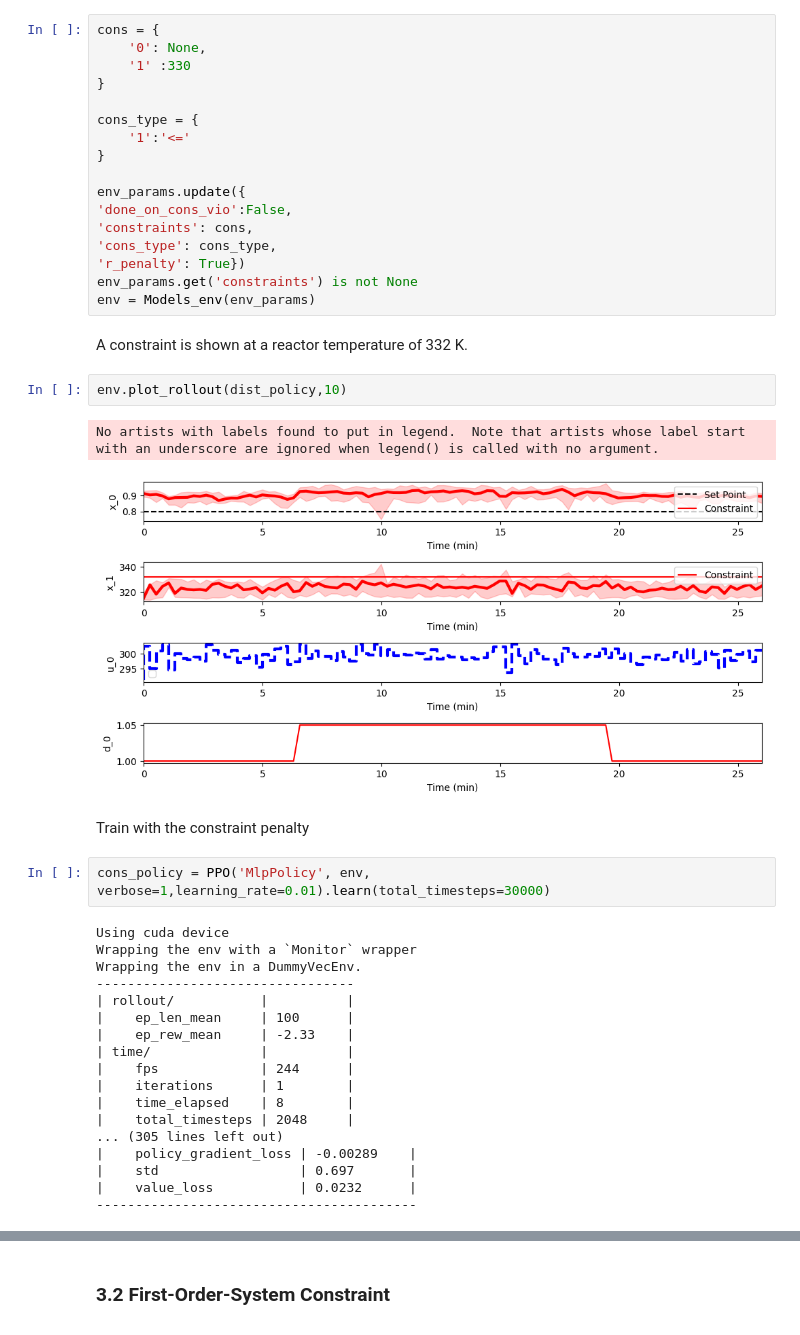
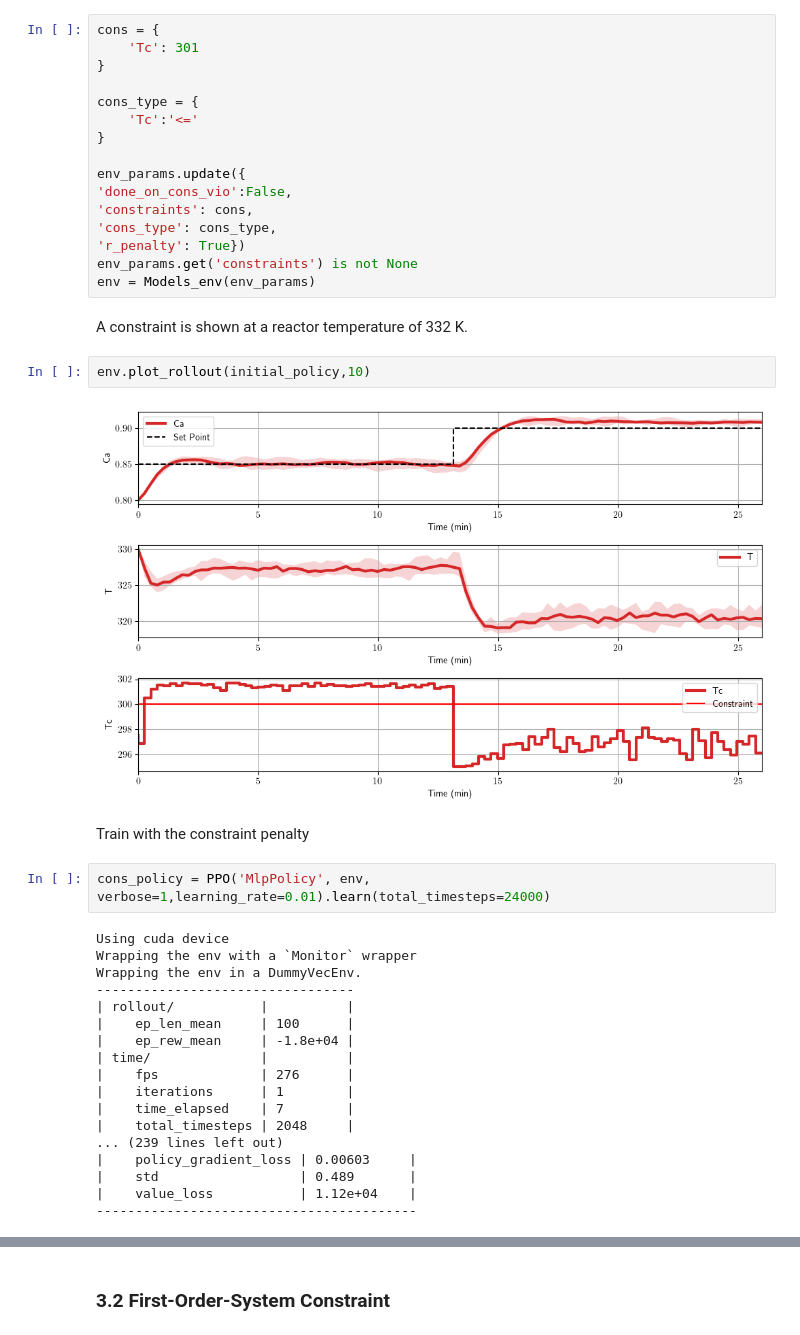
Before and after one commit to MaximilianB2/pc-gym, a Jupyter notebook: pc-gym/pc_gym showcase (PPO).ipynb, the cells around one changed output, grey strips where cells are left out. Cells and saved outputs as stored; diff of their text form.

```diff
--- a/pc-gym/pc_gym showcase (PPO).ipynb
+++ b/pc-gym/pc_gym showcase (PPO).ipynb
@@ -358,12 +481,11 @@ multistage_env.plot_rollout(ms_policy,10)
 The constraint is defined in the environment and the reward penalty is activated to encourage policies which do not violate the constraint.
 # %%
 cons = {
-    '0': None,
-    '1' :330
+    'Tc': 301
 }
 
 cons_type = {
-    '1':'<='
+    'Tc':'<='
 }
 
 env_params.update({
@@ -376,14 +498,13 @@ env = Models_env(env_params)
 # %% [markdown]
 A constraint is shown at a reactor temperature of 332 K.
 # %%
-env.plot_rollout(dist_policy,10)
+env.plot_rollout(initial_policy,10)
 # %% [output]
-No artists with labels found to put in legend.  Note that artists whose label start with an underscore are ignored when legend() is called with no argument.
-[figure, old version]
+[figure, new version]
 # %% [markdown]
 Train with the constraint penalty
 # %%
-cons_policy = PPO('MlpPolicy', env, verbose=1,learning_rate=0.01).learn(total_timesteps=30000)
+cons_policy = PPO('MlpPolicy', env, verbose=1,learning_rate=0.01).learn(total_timesteps=24000)
 # %% [output]
 Using cuda device
 Wrapping the env with a `Monitor` wrapper
@@ -391,14 +512,14 @@ Wrapping the env in a DummyVecEnv.
 ---------------------------------
 | rollout/           |          |
 |    ep_len_mean     | 100      |
-|    ep_rew_mean     | -2.33    |
+|    ep_rew_mean     | -1.8e+04 |
 | time/              |          |
-|    fps             | 244      |
+|    fps             | 276      |
 |    iterations      | 1        |
-|    time_elapsed    | 8        |
+|    time_elapsed    | 7        |
 |    total_timesteps | 2048     |
-... (305 lines left out)
-|    policy_gradient_loss | -0.00289    |
-|    std                  | 0.697       |
-|    value_loss           | 0.0232      |
+... (239 lines left out)
+|    policy_gradient_loss | 0.00603     |
+|    std                  | 0.489       |
+|    value_loss           | 1.12e+04    |
 -----------------------------------------
```
Also changed, not shown: parts of 10 cells of this notebook, 6 other files.
